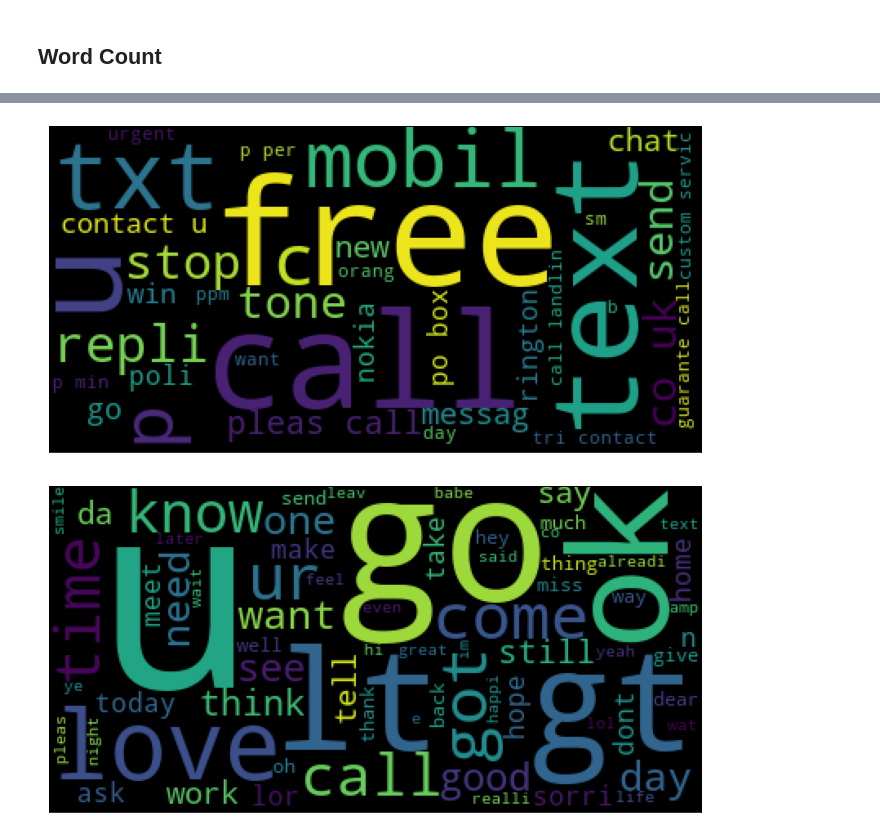
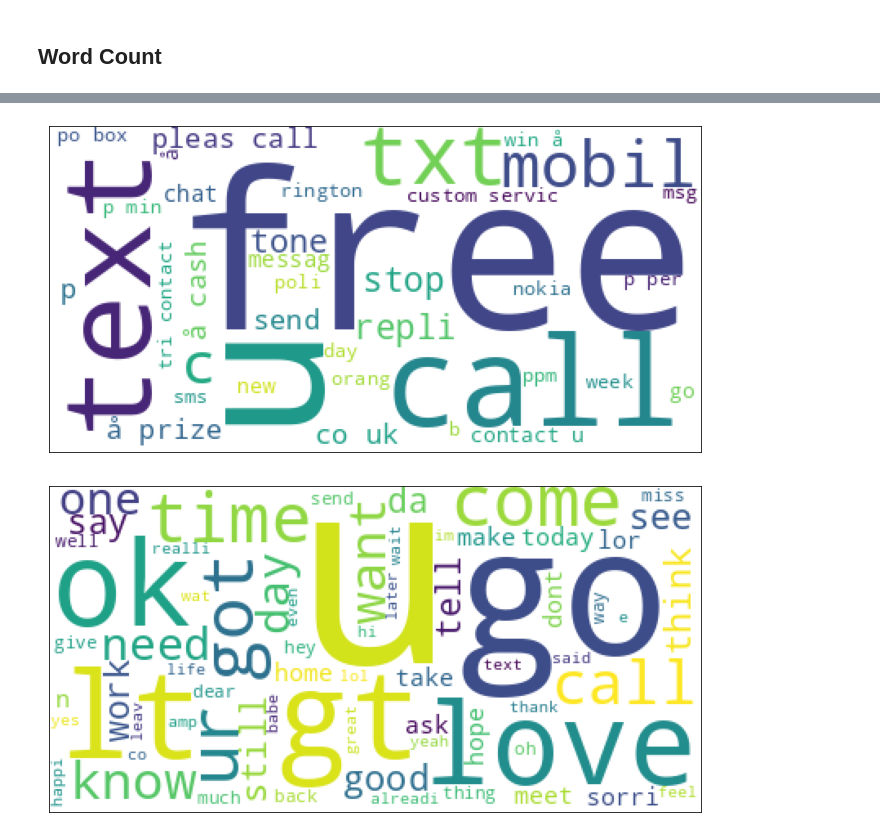
Before and after one commit to googlercolin/spam-classification, a Jupyter notebook: EDA.ipynb, the cells around one changed output, grey strips where cells are left out. Saved outputs shown, nothing was run; the diff lists cells and outputs as text; code cells hidden in the pictures.

```diff
--- a/EDA.ipynb
+++ b/EDA.ipynb
@@ -52,7 +62,10 @@ data.head()
 data['no_of_chars'] = data['message'].apply(len)
 data['no_of_words'] = data['message'].apply(lambda x: len(nltk.word_tokenize(x)))
 data['no_of_sentences'] = data['message'].apply(lambda x: len(nltk.sent_tokenize(x)))
-data['Spam'] = data['class'].map({'ham': 0, 'spam': 1})
+data['no_of_digits'] = data['message'].str.count('\d')
+data['no_of_nonwords'] = data['message'].str.count('\W')
+
+data['spam'] = data['class'].map({'ham': 0, 'spam': 1})
 
 data.head()
 # %% [output]
@@ -180,12 +236,14 @@ word_count_plot(data["message"], "Word Count Plot Before Stemming")
 An NLP technique which reduces words to their basic form or stem, which may or may not be a legitimate word in the language. This aids in the preprocessing of text, words, and documents for text normalization
 # %%
 corpus = []
-ps = PorterStemmer()
+ps = SnowballStemmer("english")
 
 for i in range(len(data)):
-    msg = re.sub('[^a-zA-Z]', ' ', data['message'][i])
+    # msg = re.sub('[^a-zA-Z]', ' ', data['message'][i])
+    msg = data['message'][i]
+    msg = re.sub('\d+', ' ', msg)
     msg = msg.lower()
-    msg = msg.split()
+    msg = [word for word in nltk.wordpunct_tokenize(msg) if word.isalpha()]
     msg = [ps.stem(word) for word in msg if not word in stopwords.words('english')] # Stemming & Stopwords Removal
     msg = ' '.join(msg)
     corpus.append(msg)
@@ -233,18 +309,18 @@ word_count_plot(corpus, "Word Count Plot After Stemming")
 # %%
 plt.figure(figsize = (24, 6))
-wc = WordCloud(min_font_size = 10, background_color = 'black')
-spam_wc = wc.generate(data[data['class'] == 'spam']['corpus'].str.cat(sep = " "))
+wc = WordCloud(min_font_size = 10, background_color = 'white')
+spam_wc = wc.generate(data['corpus'][data['spam'] == 1].str.cat(sep = " "))
 plt.xticks([])
 plt.yticks([])
 plt.imshow(spam_wc);
 # %% [output]
-[figure, old version]
+[figure, new version]
 # %%
 plt.figure(figsize = (24, 6))
-wc = WordCloud(min_font_size = 10, background_color = 'black')
-spam_wc = wc.generate(data[data['class'] == 'ham']['corpus'].str.cat(sep = " "))
+wc = WordCloud(min_font_size = 10, background_color = 'white')
+spam_wc = wc.generate(data['corpus'][data['spam'] == 0].str.cat(sep = " "))
 plt.xticks([])
 plt.yticks([])
 plt.imshow(spam_wc);
 # %% [output]
-[figure, old version]
+[figure, new version]
```
Also changed, not shown: parts of 30 cells of this notebook, 7 other files.
